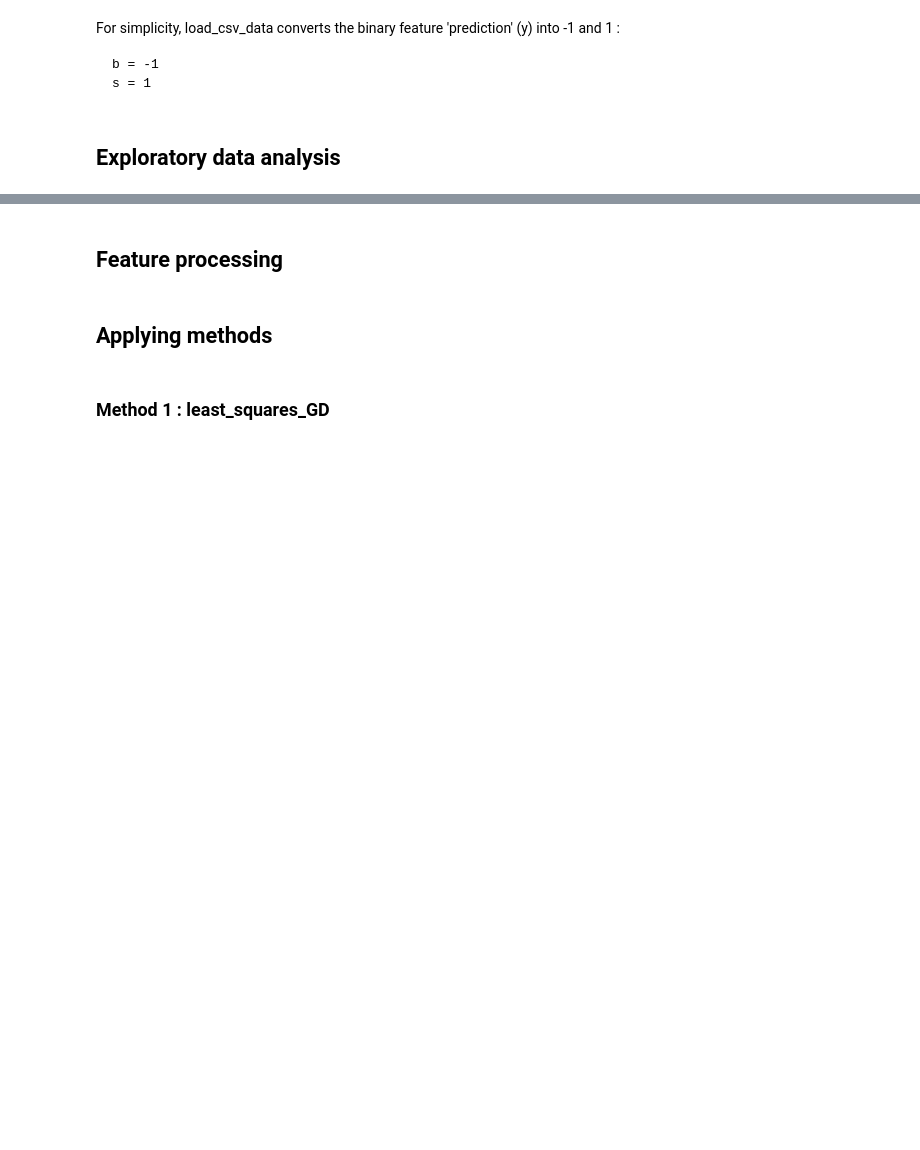
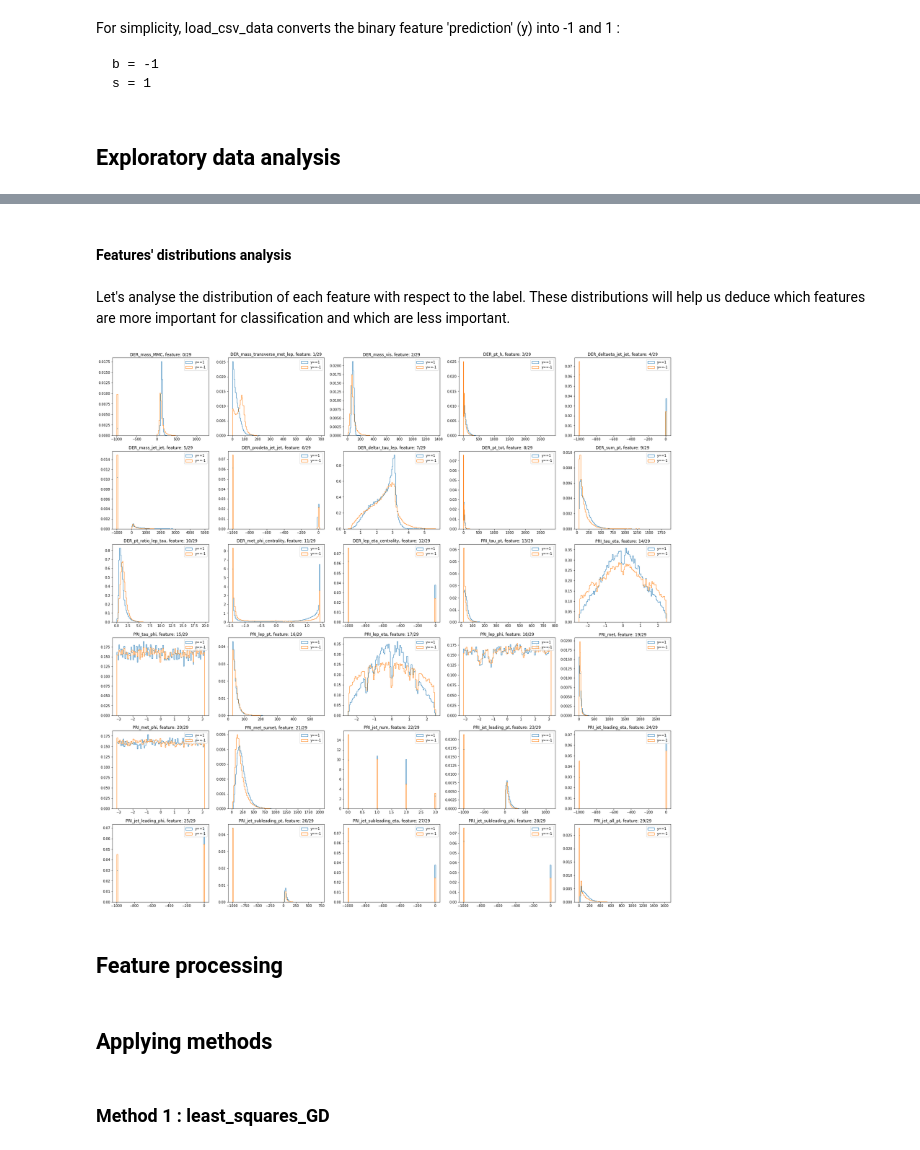
Before and after one commit to CS-433/ml-project-1-thevipers, a Jupyter notebook: project1.ipynb, the cells around one changed output, grey strips where cells are left out. Cells and saved outputs as stored; diff of their text form; code cells hidden in the pictures; blank space fills up the shorter version.

```diff
--- a/project1.ipynb
+++ b/project1.ipynb
@@ -25,3 +66,20 @@ For simplicity, load_csv_data converts the binary feature 'prediction' (y) into
+# %% [markdown]
+#### Features' distributions analysis
+# %% [markdown]
+Let's analyse the distribution of each feature with respect to the label. These distributions will help us deduce which features are more important for classification and which are less important.
+# %%
+fig = plt.figure(figsize=(30,30))
+
+for i in range(tX.shape[1]):
+    ax = plt.subplot(6, 5, i+1)
+    ax.hist(tX[[y==1][0], i], bins=100, histtype='step', label="y==1", density=True)
+    ax.hist(tX[[y==-1][0], i], bins=100, histtype='step', label="y==-1", density=True)
+    plt.legend()
+    plt.title("{name}, feature: {id}/{tot}".format(name=features_name[i],id=i,tot=len(features_name)-1), fontsize=12)
+
+plt.show()
+# %% [output]
+[figure, added]
 # %% [markdown]
 ## Feature processing
 # %% [markdown]
```
Also changed, not shown: parts of 6 cells of this notebook.
